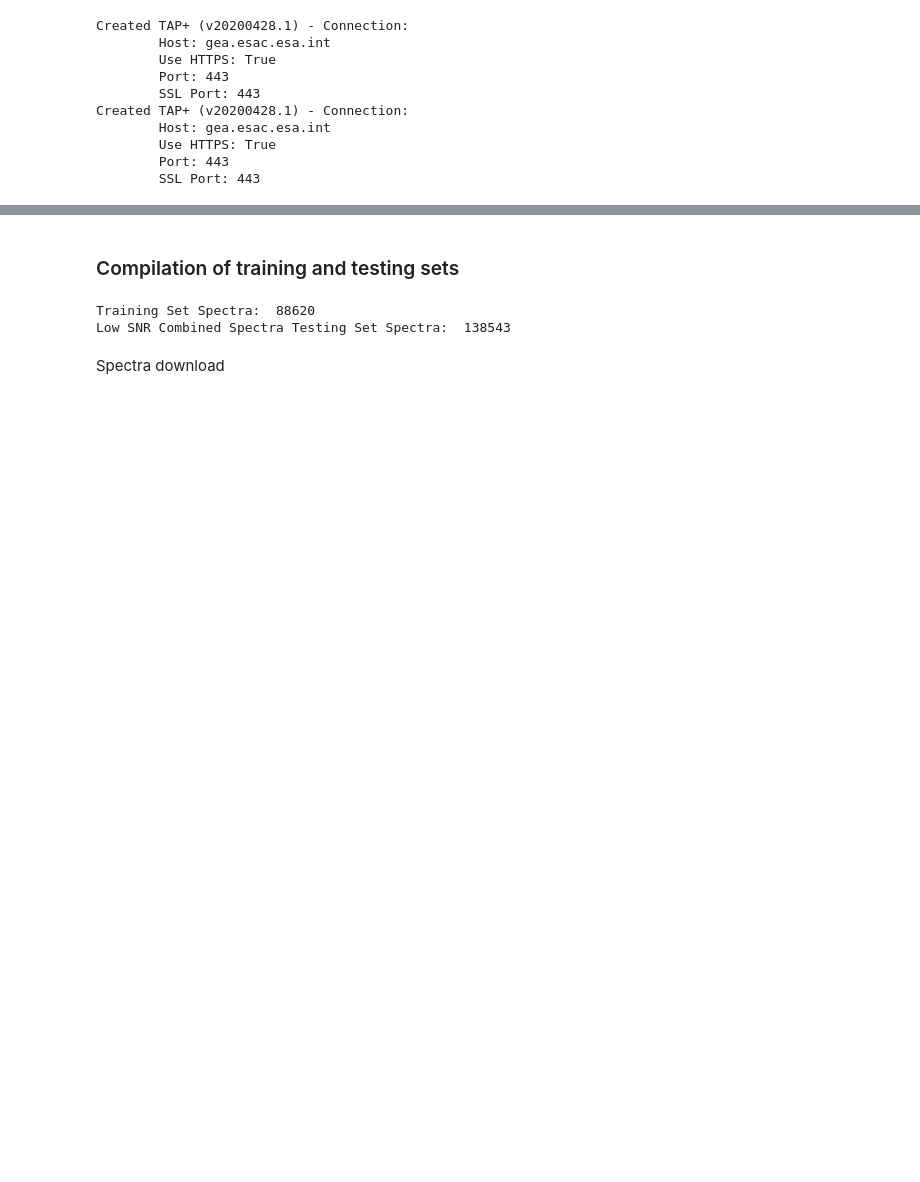
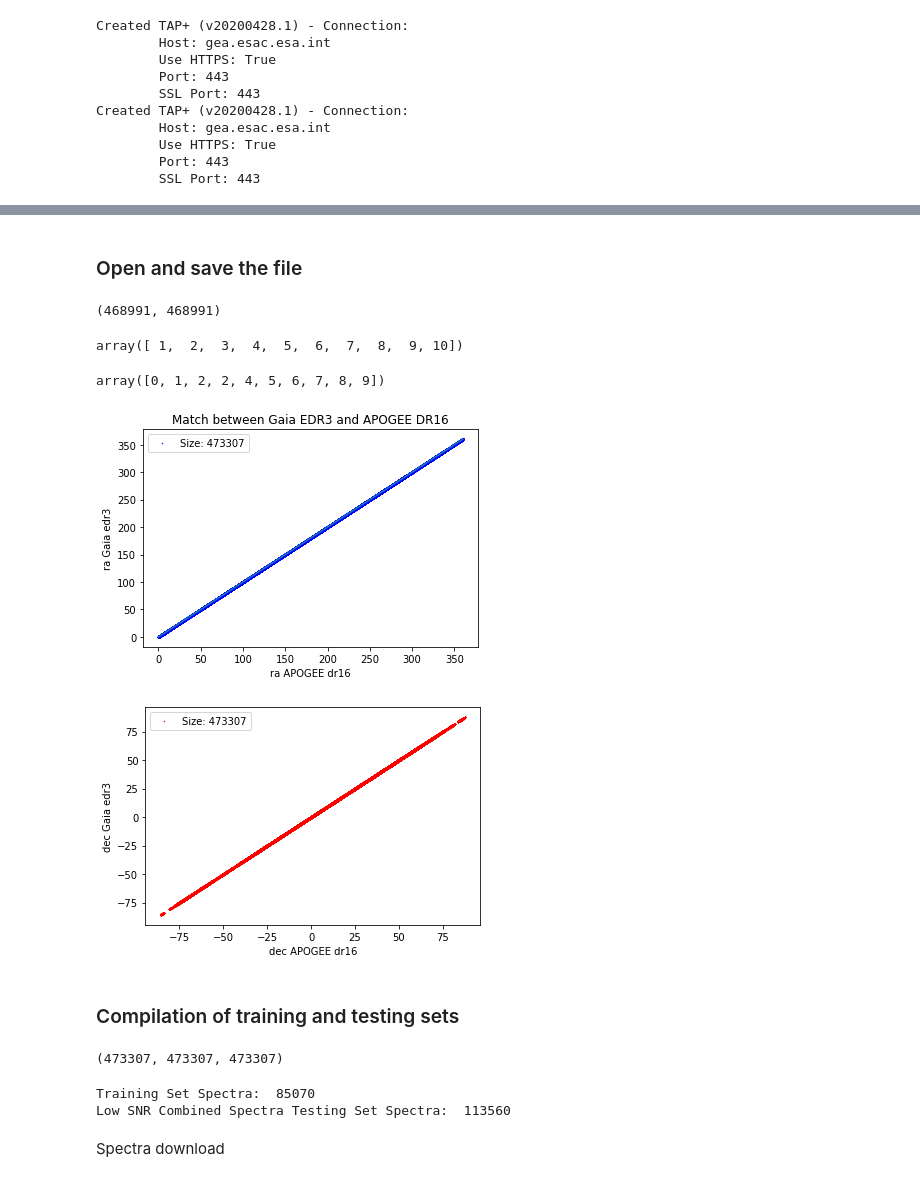
Before and after one commit to anellcornejo/AstroML, a Jupyter notebook: Data-Processing/Datasets_Data_Reduction.ipynb, the cells around one changed output, grey strips where cells are left out. Saved outputs shown, nothing was run; the diff lists cells and outputs as text; code cells hidden in the pictures; blank space fills up the shorter version.

```diff
--- a/Data-Processing/Datasets_Data_Reduction.ipynb
+++ b/Data-Processing/Datasets_Data_Reduction.ipynb
@@ -55,0 +75,11 @@ Kmag = extinction_correction(apogeedr16["K"], extinction)
+# %% [markdown]
+### Open and save the file
+# %%
+# open the file back
+xmatched_allcolumns = fits.getdata('xmatch_apogeedr16_gaiaedr3_allcolumns.fits')
+
+# set -9999. to 0 to properly match them
+pmra_nan_idx = (xmatched_allcolumns['pmra']==-9999.)
+pmdec_nan_idx = (xmatched_allcolumns['pmdec']==-9999.)
+xmatched_allcolumns['pmra'][pmra_nan_idx] = 0
+xmatched_allcolumns['pmdec'][pmdec_nan_idx] = 0
@@ -56,2 +148,38 @@ Kmag = extinction_correction(apogeedr16["K"], extinction)
+# %%
+len(idx_1) , len(idx_2)
+# %% [output]
+(468991, 468991)
+# %%
+idx_1[:10]
+# %% [output]
+array([ 1,  2,  3,  4,  5,  6,  7,  8,  9, 10])
+# %%
+idx_2[:10]
+
+# Verficiar ¿por qué se repiten índices en Gaia?
+# %% [output]
+array([0, 1, 2, 2, 4, 5, 6, 7, 8, 9])
+# %%
+### To be sure of the match
+idx = []
+for i in range(len(ra)):
+    if ra2016[i] != -9999.:
+        idx.append(i)
+plt.title("Match between Gaia EDR3 and APOGEE DR16")
+plt.plot(ra[idx],ra2016[idx],'bo',markersize=0.5, label = f'Size: {len(ra)}')
+plt.xlabel("ra APOGEE dr16")
+plt.ylabel("ra Gaia edr3")
+plt.plot(ra[idx],ra[idx])
+plt.legend()
+plt.show()
+
+plt.plot(dec[idx],dec2016[idx],'ro',markersize=0.5, label = f'Size: {len(ra)}')
+plt.xlabel("dec APOGEE dr16")
+plt.ylabel("dec Gaia edr3")
+plt.legend()
+plt.show()
+# %% [output]
+[figure, added]
+[figure, added]
 # %% [markdown]
 ### Compilation of training and testing sets
@@ -61,18 +206,24 @@ Kmag = extinction_correction(apogeedr16["K"], extinction)
+# %%
+len(ra_apogeedr16) , len(parallax) , len(parallax_error)
+# %% [output]
+(473307, 473307, 473307)
 # %%
 # cutting criteria for training set
-good_idx = ((parallax != -9999.) & (parallax_error < 0.1) & (snr > 200) & (Kmag != -9999) &
-            (vscatter < 1.) & (starflag == 0))
-
+# entender (logsol > 0) | (parallax < 0) ¿que pasa con estas estrellas?
+good_idx = ((parallax != -9999.) & (parallax_error < 0.1) & (snr_apogeedr16 >= 200) &
+            (Kmag_apogeedr16 != -9999) & (vscatter_apogeedr16 < 1.) & (starflag_apogeedr16 == 0) &
+             ((logsol > 0) | (parallax < 0)))
 
 # cutting criteria for testing set
-good_test_idx = ((parallax != -9999.) & (parallax_error < 0.1) & (snr < 200) & (Kmag != -9999) &
-                 (vscatter < 1.) & (starflag == 0))
+good_test_idx = ((parallax != -9999.) & (parallax_error < 0.1) & (snr_apogeedr16 < 200) &
+            (Kmag_apogeedr16 != -9999) & (vscatter_apogeedr16 < 1.) & (starflag_apogeedr16 == 0) &
+             ((logsol > 0) | (parallax < 0)))
 
 print("Training Set Spectra: ", np.sum(good_idx))
 print("Low SNR Combined Spectra Testing Set Spectra: ", np.sum(good_test_idx))
 # %% [output]
-Training Set Spectra:  88620
-Low SNR Combined Spectra Testing Set Spectra:  138543
+Training Set Spectra:  85070
+Low SNR Combined Spectra Testing Set Spectra:  113560
 # %% [markdown]
 Spectra download
 # %%
```
Also changed, not shown: parts of 19 cells of this notebook, 1 other file.
